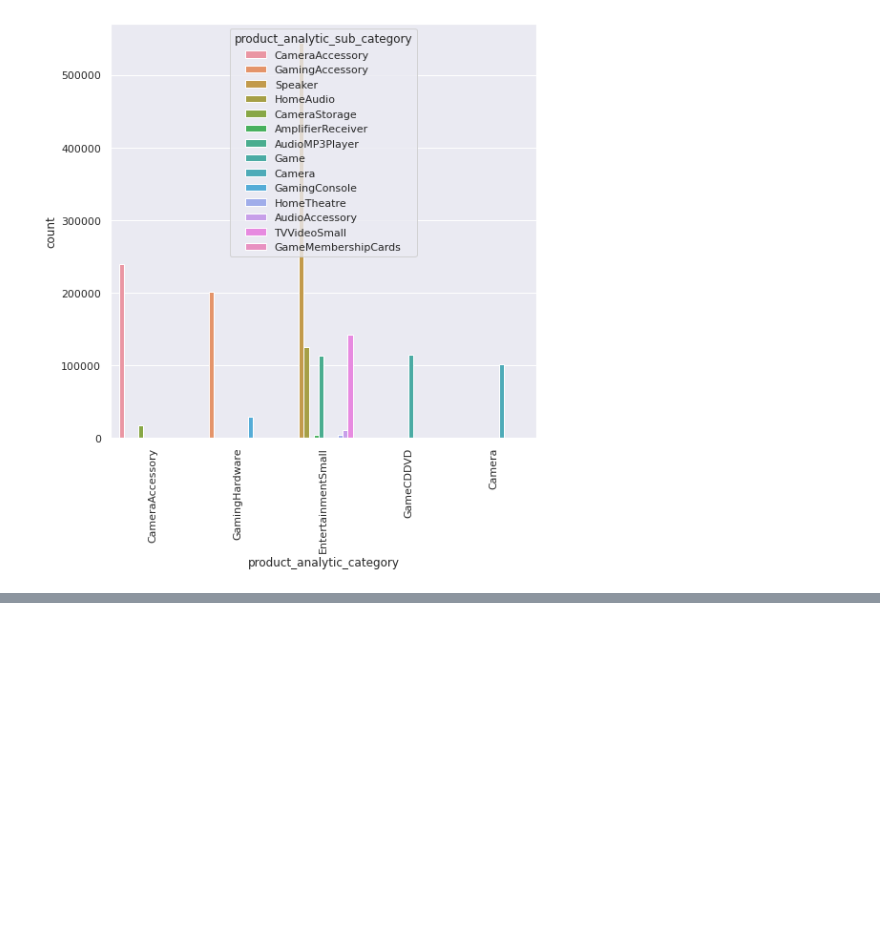
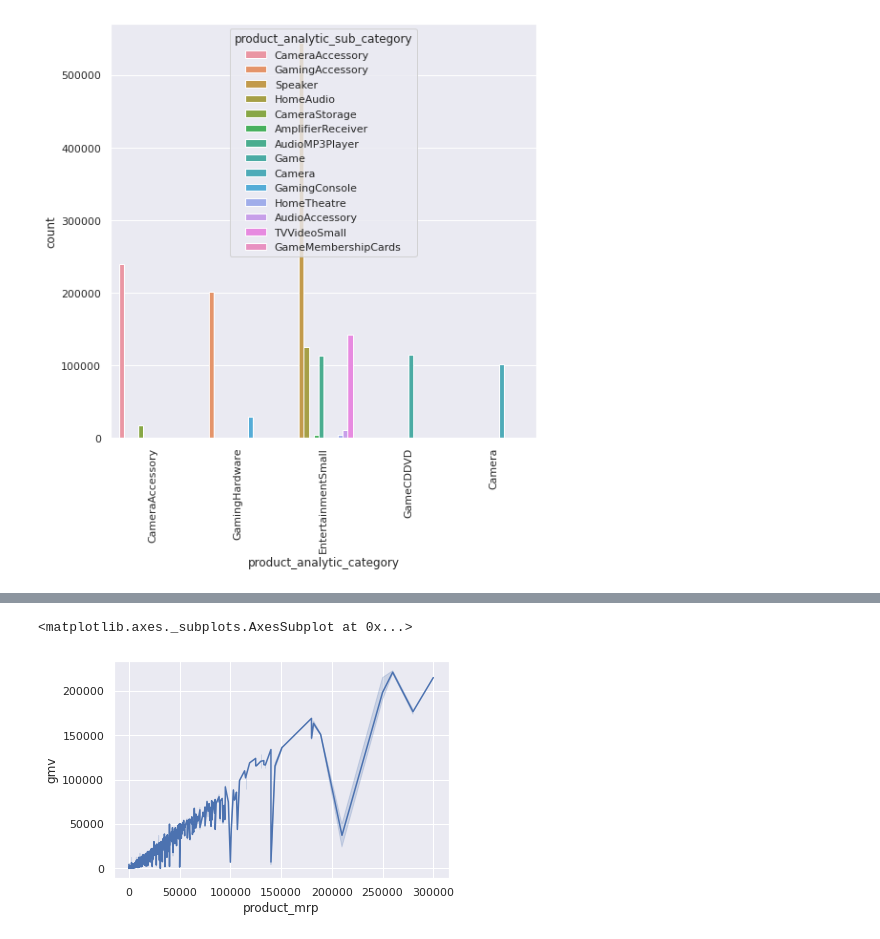
Before and after one commit to Anirudhakumar/DS-, a Jupyter notebook: MarketMixModeling.ipynb, the cells around one changed output, grey strips where cells are left out. Saved outputs shown, nothing was run; the diff lists cells and outputs as text; code cells hidden in the pictures; blank space fills up the shorter version.

```diff
--- a/MarketMixModeling.ipynb
+++ b/MarketMixModeling.ipynb
@@ -47,3 +57,8 @@ memory usage: 251.6+ MB
+# %%
+df["gmv"].replace(" ",0,inplace=True)
+# %%
+#we need to change the data type of gmv(Gross Merchandise Value or Revenue) to int as this is of int type
+df["gmv"]=pd.to_numeric(df["gmv"])
 # %%
 #checking shape of data
 df.shape
@@ -98,0 +121,5 @@ df["product_mrp"].hist()
+# %%
+sns.lineplot(x="product_mrp",y="gmv",data=df)
+# %% [output]
+<matplotlib.axes._subplots.AxesSubplot at 0x...>
+[figure, added]
```
Also changed, not shown: parts of 5 cells of this notebook.
